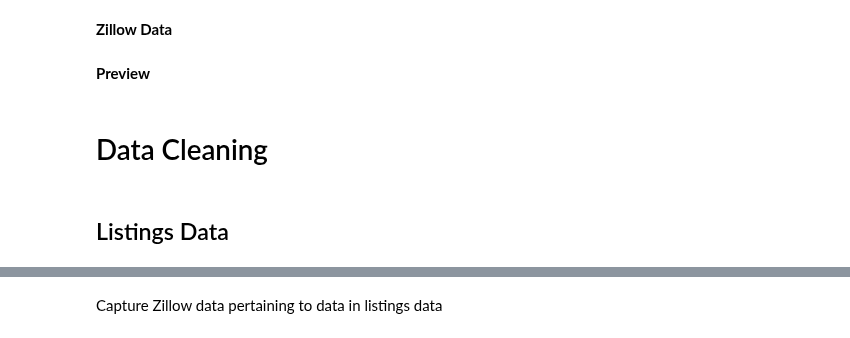
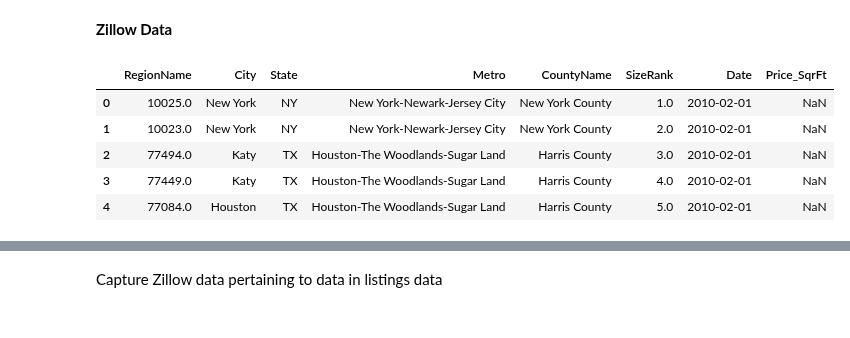
Before and after one commit to KishenSharma6/Airbnb-SF, a Jupyter notebook: Project Codes/03_Exploratory_Data_Analysis/12_27_2019_EDA.ipynb, the cells around one changed output, grey strips where cells are left out. Saved outputs shown, nothing was run; the diff lists cells and outputs as text; code cells hidden in the pictures.

```diff
--- a/Project Codes/03_Exploratory_Data_Analysis/12_27_2019_EDA.ipynb
+++ b/Project Codes/03_Exploratory_Data_Analysis/12_27_2019_EDA.ipynb
@@ -197,10 +100,11 @@ calendar.hist(figsize=(10,10));
 # %% [markdown]
 **Zillow Data**
-# %% [markdown]
-**Preview**
 # %%
-# zillow.head()
+display(zillow.head())
+# %% [output]
+|  | RegionName | City | State | Metro | CountyName | SizeRank | Date | Price_SqrFt |
+| 0 | 10025.0 | New York | NY | New York-Newark-Jersey City | New York County | 1.0 | 2010-02-01 | NaN |
+| 1 | 10023.0 | New York | NY | New York-Newark-Jersey City | New York County | 2.0 | 2010-02-01 | NaN |
+| 2 | 77494.0 | Katy | TX | Houston-The Woodlands-Sugar Land | Harris County | 3.0 | 2010-02-01 | NaN |
+| 3 | 77449.0 | Katy | TX | Houston-The Woodlands-Sugar Land | Harris County | 4.0 | 2010-02-01 | NaN |
+| 4 | 77084.0 | Houston | TX | Houston-The Woodlands-Sugar Land | Harris County | 5.0 | 2010-02-01 | NaN |
-# %% [markdown]
-# Data Cleaning
-# %% [markdown]
-## Listings Data
```
Also changed, not shown: parts of 112 cells of this notebook.
